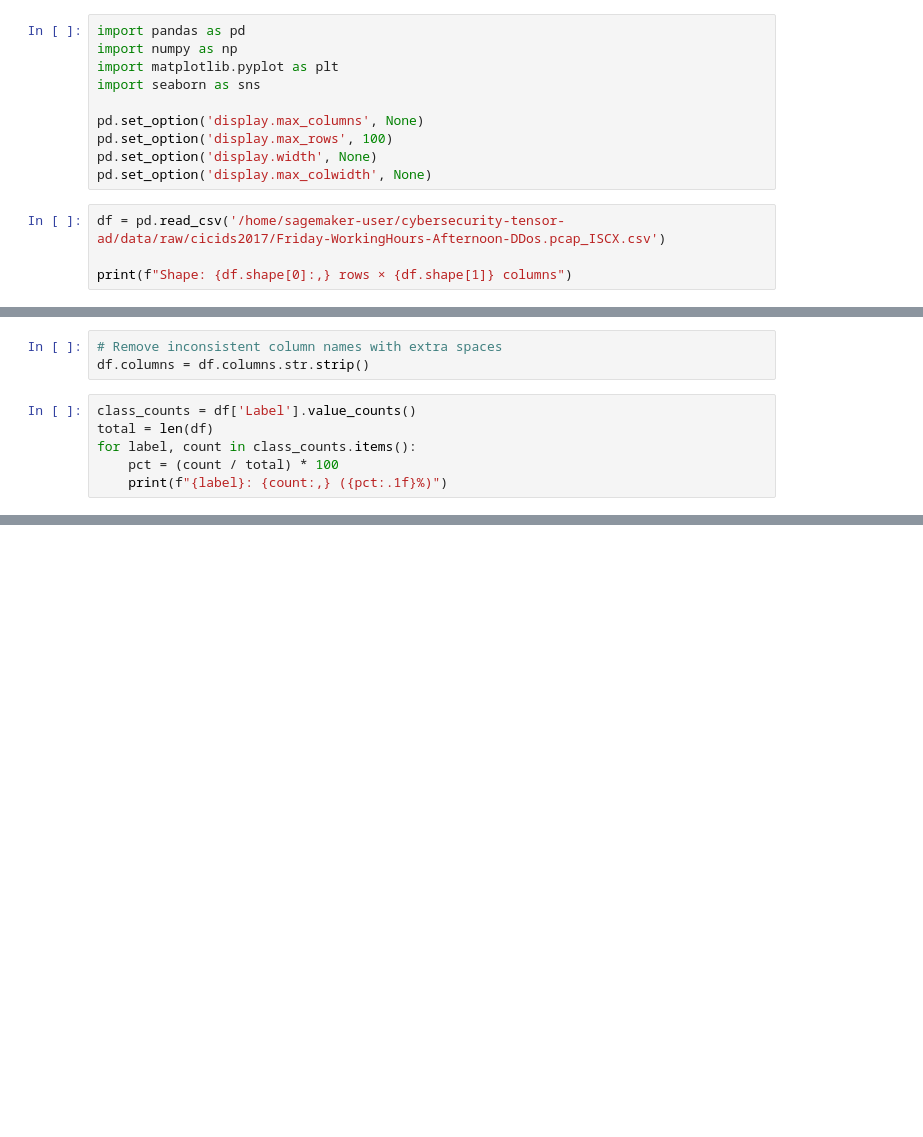
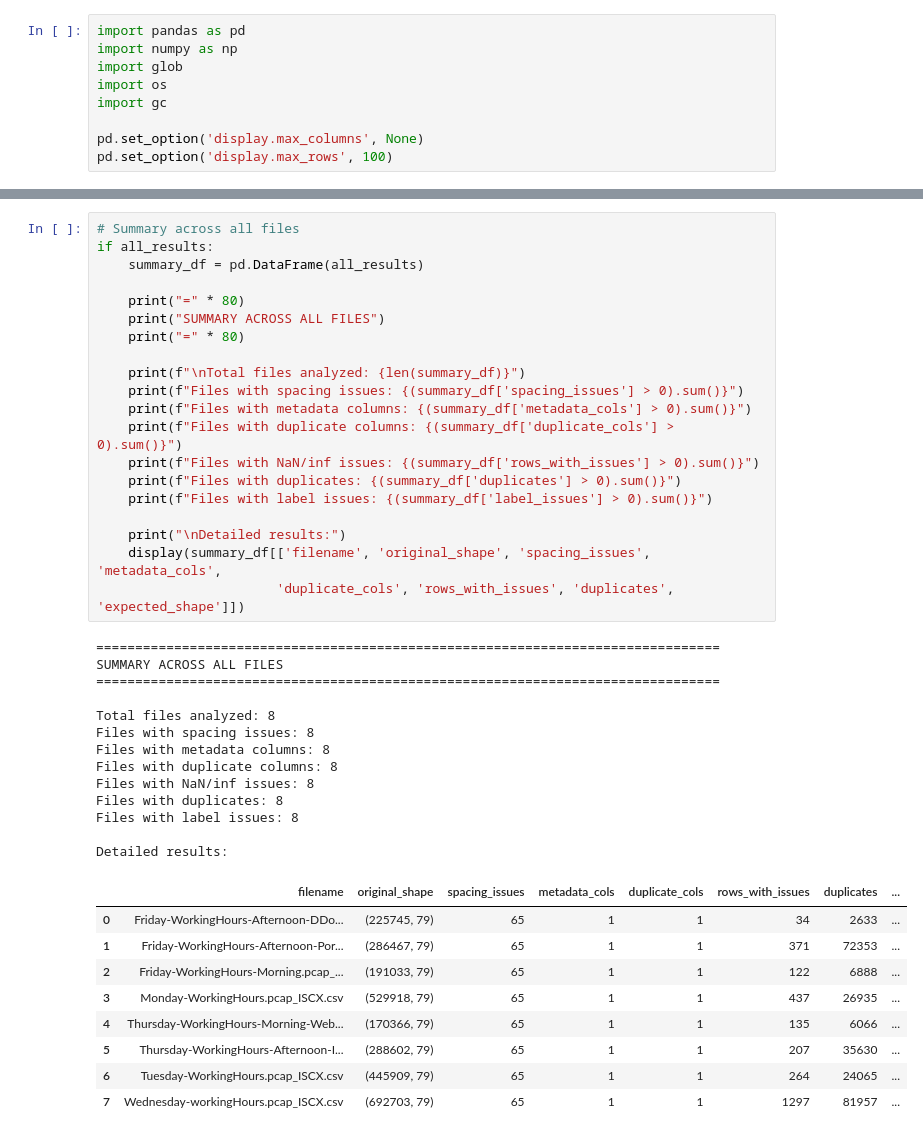
Before and after one commit to sudon8sec/cybersecurity-tensor-ad, a Jupyter notebook: notebooks/01_eda.ipynb, the cells around one changed output, grey strips where cells are left out. Drawn from its saved outputs; the diff is of its cells as text; blank space fills up the shorter version.

```diff
--- a/notebooks/01_eda.ipynb
+++ b/notebooks/01_eda.ipynb
@@ -1,14 +1,9 @@
 # %%
 import pandas as pd
 import numpy as np
-import matplotlib.pyplot as plt
-import seaborn as sns
+import glob
+import os
+import gc
 
 pd.set_option('display.max_columns', None)
 pd.set_option('display.max_rows', 100)
-pd.set_option('display.width', None)
-pd.set_option('display.max_colwidth', None)
-# %%
-df = pd.read_csv('/home/sagemaker-user/cybersecurity-tensor-ad/data/raw/cicids2017/Friday-WorkingHours-Afternoon-DDos.pcap_ISCX.csv')
-
-print(f"Shape: {df.shape[0]:,} rows × {df.shape[1]} columns")
@@ -61,9 +9,0 @@ Shape: (225745, 79)
-# %%
-# Remove inconsistent column names with extra spaces
-df.columns = df.columns.str.strip()
-# %%
-class_counts = df['Label'].value_counts()
-total = len(df)
-for label, count in class_counts.items():
-    pct = (count / total) * 100
-    print(f"{label}: {count:,} ({pct:.1f}%)")
@@ -110,0 +137,43 @@ KEY FINDINGS:
+# %%
+# Summary across all files
+if all_results:
+    summary_df = pd.DataFrame(all_results)
+
+    print("=" * 80)
+    print("SUMMARY ACROSS ALL FILES")
+    print("=" * 80)
+
+    print(f"\nTotal files analyzed: {len(summary_df)}")
+    print(f"Files with spacing issues: {(summary_df['spacing_issues'] > 0).sum()}")
+    print(f"Files with metadata columns: {(summary_df['metadata_cols'] > 0).sum()}")
+    print(f"Files with duplicate columns: {(summary_df['duplicate_cols'] > 0).sum()}")
+    print(f"Files with NaN/inf issues: {(summary_df['rows_with_issues'] > 0).sum()}")
+    print(f"Files with duplicates: {(summary_df['duplicates'] > 0).sum()}")
+    print(f"Files with label issues: {(summary_df['label_issues'] > 0).sum()}")
+
+    print("\nDetailed results:")
+    display(summary_df[['filename', 'original_shape', 'spacing_issues', 'metadata_cols',
+                       'duplicate_cols', 'rows_with_issues', 'duplicates', 'expected_shape']])
+# %% [output]
+================================================================================
+SUMMARY ACROSS ALL FILES
+================================================================================
+
+Total files analyzed: 8
+Files with spacing issues: 8
+Files with metadata columns: 8
+Files with duplicate columns: 8
+Files with NaN/inf issues: 8
+Files with duplicates: 8
+Files with label issues: 8
+
+Detailed results:
+|  | filename | original_shape | spacing_issues | metadata_cols | duplicate_cols | rows_with_issues | duplicates | ... |
+| 0 | Friday-WorkingHours-Afternoon-DDo... | (225745, 79) | 65 | 1 | 1 | 34 | 2633 | ... |
+| 1 | Friday-WorkingHours-Afternoon-Por... | (286467, 79) | 65 | 1 | 1 | 371 | 72353 | ... |
+| 2 | Friday-WorkingHours-Morning.pcap_... | (191033, 79) | 65 | 1 | 1 | 122 | 6888 | ... |
+| 3 | Monday-WorkingHours.pcap_ISCX.csv | (529918, 79) | 65 | 1 | 1 | 437 | 26935 | ... |
+| 4 | Thursday-WorkingHours-Morning-Web... | (170366, 79) | 65 | 1 | 1 | 135 | 6066 | ... |
+| 5 | Thursday-WorkingHours-Afternoon-I... | (288602, 79) | 65 | 1 | 1 | 207 | 35630 | ... |
+| 6 | Tuesday-WorkingHours.pcap_ISCX.csv | (445909, 79) | 65 | 1 | 1 | 264 | 24065 | ... |
+| 7 | Wednesday-workingHours.pcap_ISCX.csv | (692703, 79) | 65 | 1 | 1 | 1297 | 81957 | ... |
```
Also changed, not shown: parts of 10 cells of this notebook, 3 other files.
